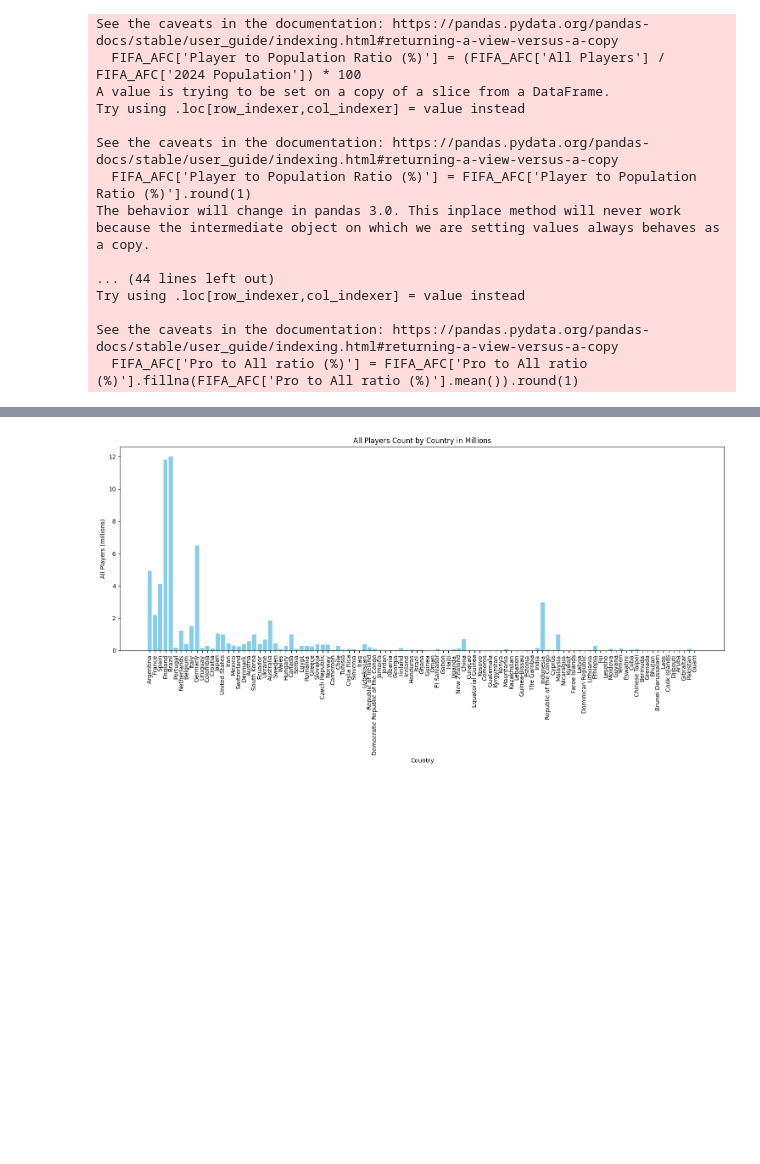
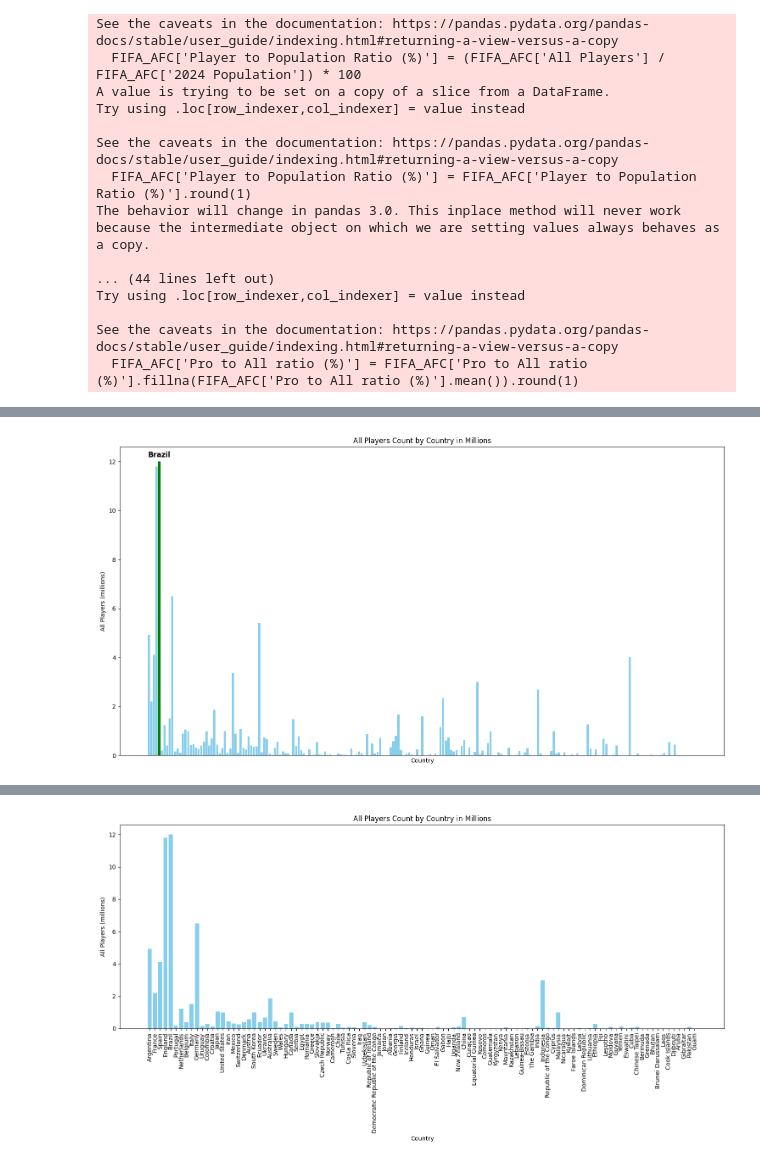
Before and after one commit to Modris12/Project_1, a Jupyter notebook: Main.ipynb, the cells around one changed output, grey strips where cells are left out. Saved outputs shown, nothing was run; the diff lists cells and outputs as text; code cells hidden in the pictures; blank space fills up the shorter version.

```diff
--- a/Main.ipynb
+++ b/Main.ipynb
@@ -637 +712,48 @@ plt.show()
+# %%
+import matplotlib.pyplot as plt
+
+# Sort the DataFrame by Rank
+FIFA_main_sorted = FIFA_main.sort_values(by='Rank')
+
+# Create a new column for All Players in millions
+FIFA_main_sorted['All Players (millions)'] = FIFA_main_sorted['All Players'] / 1e6
+
+# Plot the data
+plt.figure(figsize=(15, 8))
+
+# Create the bar plot
+bars = plt.bar(FIFA_main_sorted['Nation'], FIFA_main_sorted['All Players (millions)'], color='skyblue')
+
+# Labeling the axes and title
+plt.xlabel('Country')
+plt.ylabel('All Players (millions)')
+plt.title('All Players Count by Country in Millions')
+
+# Hide all country names initially
+plt.xticks([])
+
+# Highlight England and Brazil with different mild colors
+highlight_countries = ['Brazil']
+highlight_colors = {'Brazil': 'green'}
+
+highlight_indices = FIFA_main_sorted[FIFA_main_sorted['Nation'].isin(highlight_countries)].index
+
+for i in highlight_indices:
+    country_name = FIFA_main_sorted['Nation'][i]
+    bars[i].set_color(highlight_colors[country_name])  # Set mild color for the highlighted countries
+
+    # Add custom label for highlighted countries
+    plt.text(
+        bars[i].get_x() + bars[i].get_width() / 2,  # X position of the text
+        bars[i].get_height() + 0.1,  # Y position of the text (above the bar)
+        country_name,  # Text label (country name)
+        ha='center', va='bottom',  # Horizontal and vertical alignment
+        fontweight='bold', color='black', fontsize=12  # Custom font style
+    )
+
+# Show the plot with all adjustments
+plt.tight_layout()
+plt.show()
+# %% [output]
+[figure, added]
 # %%
```
Also changed, not shown: parts of 15 cells of this notebook, 2 other files.
